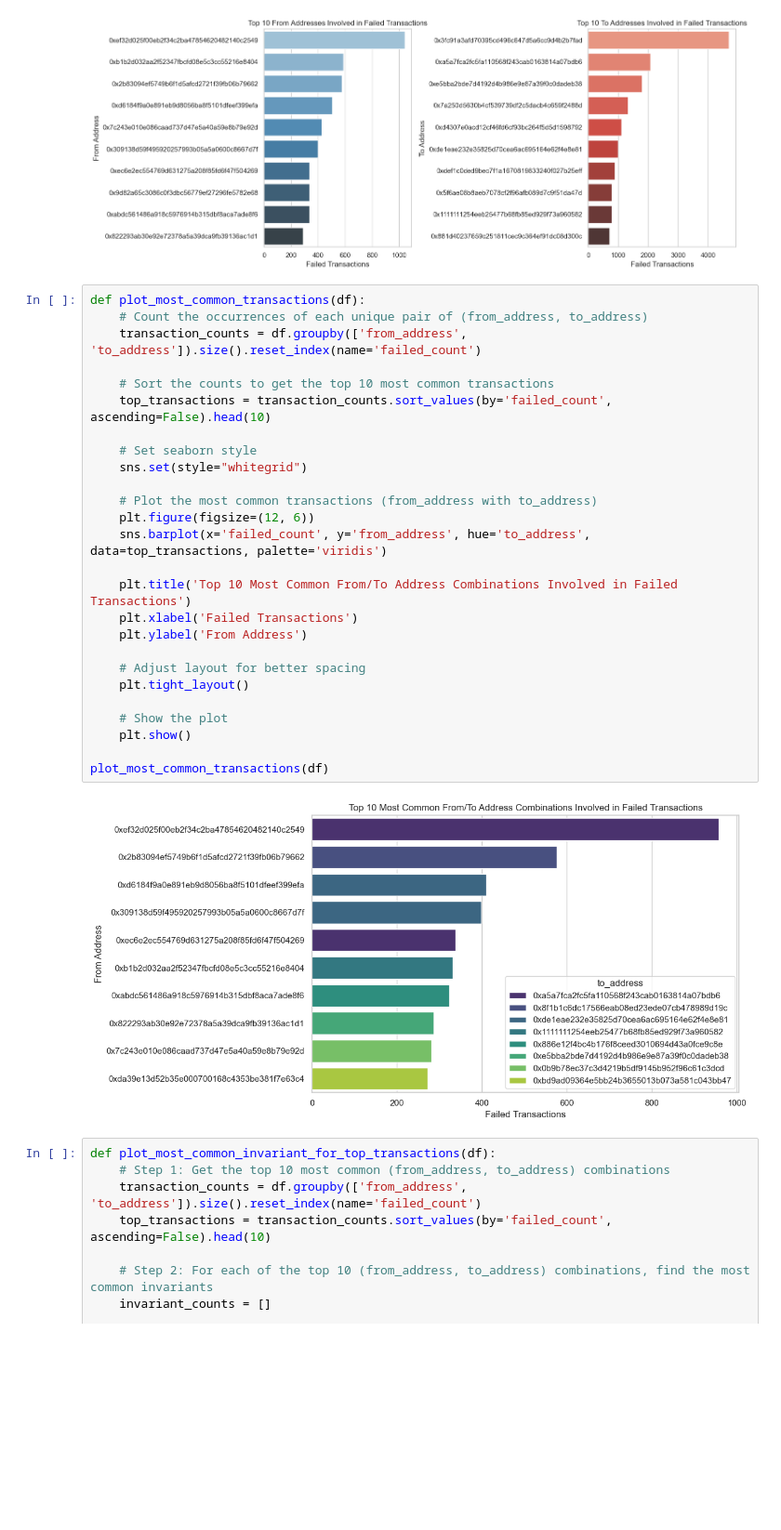
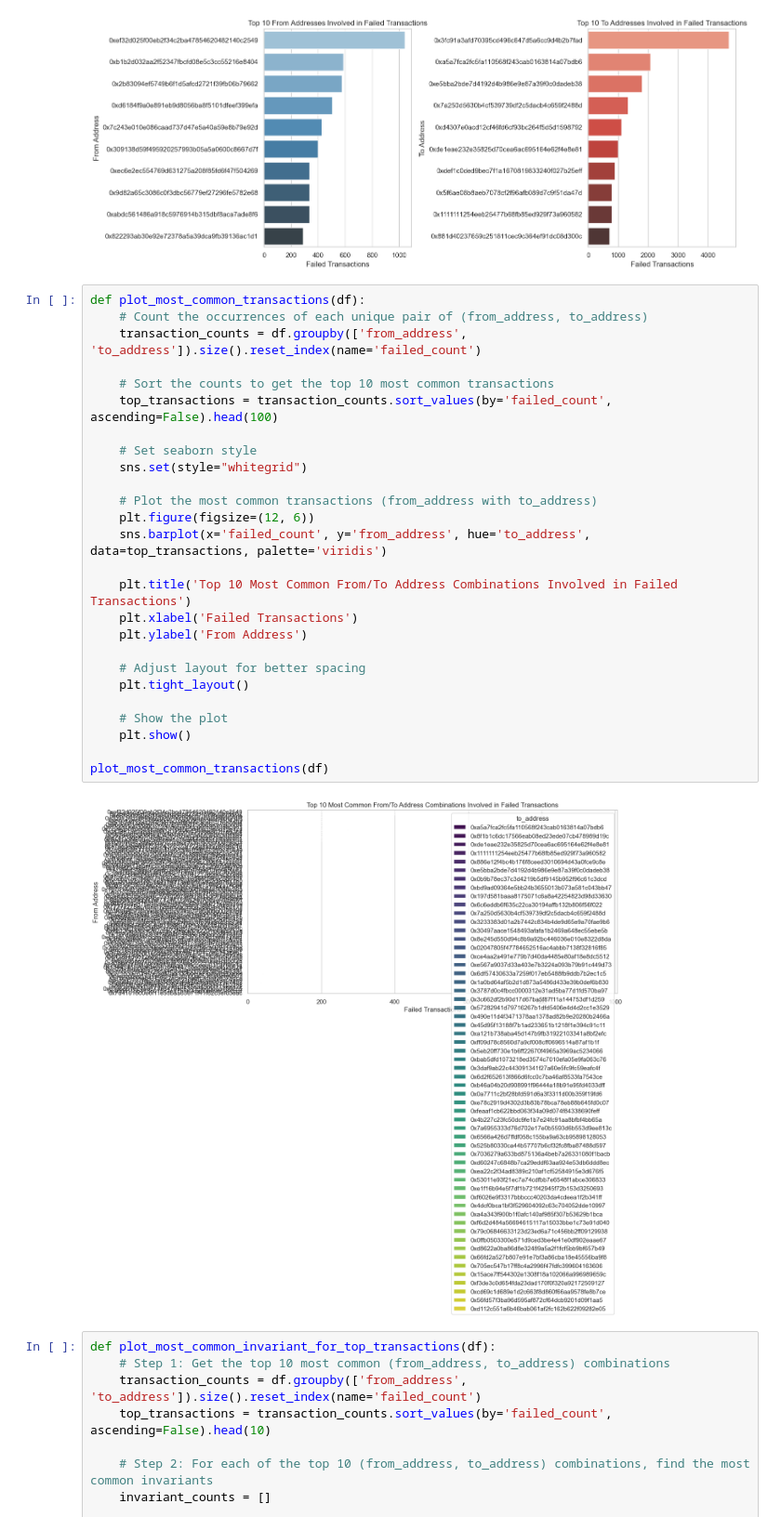
Before and after one commit to mojtaba-eshghie/Raven, a Jupyter notebook: analysis/plotting.ipynb, the cells around one changed output. Shown at 93% size. Saved outputs shown, nothing was run; the diff lists cells and outputs as text; blank space fills up the shorter version.

Commit message:
feature #15: new suggestions for future plots

```diff
--- a/analysis/plotting.ipynb
+++ b/analysis/plotting.ipynb
@@ -121,31 +103,31 @@ Passing `palette` without assigning `hue` is deprecated and will be removed in v
 # %%
 def plot_most_common_transactions(df):
     # Count the occurrences of each unique pair of (from_address, to_address)
     transaction_counts = df.groupby(['from_address', 'to_address']).size().reset_index(name='failed_count')
 
     # Sort the counts to get the top 10 most common transactions
-    top_transactions = transaction_counts.sort_values(by='failed_count', ascending=False).head(10)
+    top_transactions = transaction_counts.sort_values(by='failed_count', ascending=False).head(100)
 
     # Set seaborn style
     sns.set(style="whitegrid")
 
     # Plot the most common transactions (from_address with to_address)
     plt.figure(figsize=(12, 6))
     sns.barplot(x='failed_count', y='from_address', hue='to_address', data=top_transactions, palette='viridis')
 
     plt.title('Top 10 Most Common From/To Address Combinations Involved in Failed Transactions')
     plt.xlabel('Failed Transactions')
     plt.ylabel('From Address')
 
     # Adjust layout for better spacing
     plt.tight_layout()
 
     # Show the plot
     plt.show()
 
 plot_most_common_transactions(df)
 # %% [output]
-[figure, old version]
+[figure, new version]
 # %%
 def plot_most_common_invariant_for_top_transactions(df):
     # Step 1: Get the top 10 most common (from_address, to_address) combinations
```
Also changed, not shown: parts of 7 cells of this notebook.
